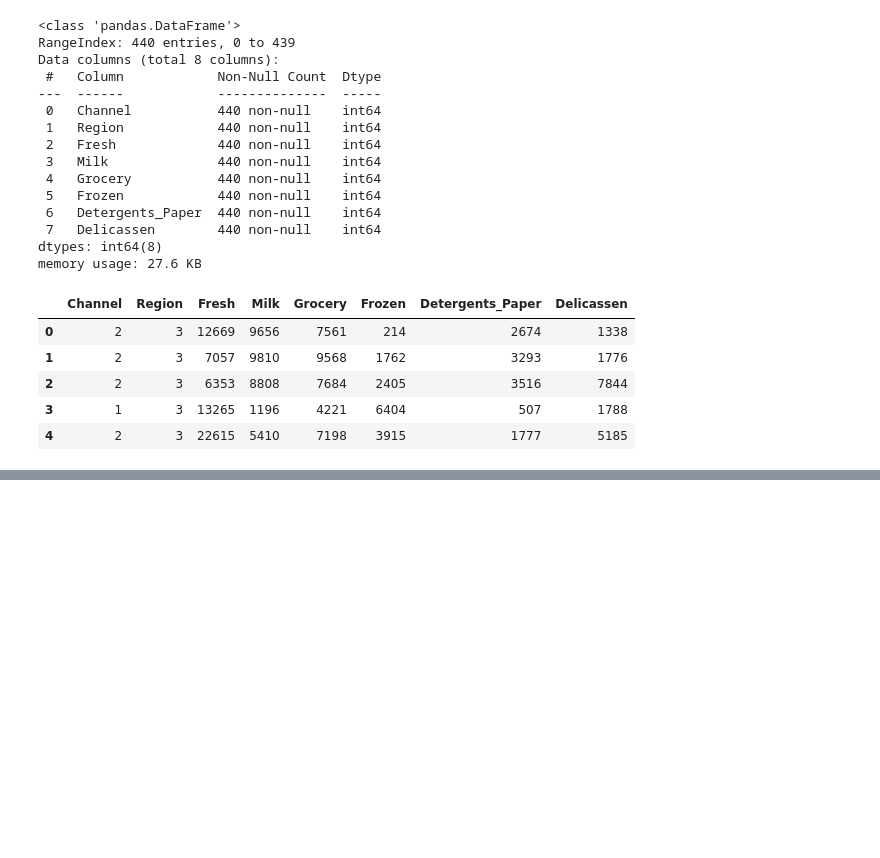
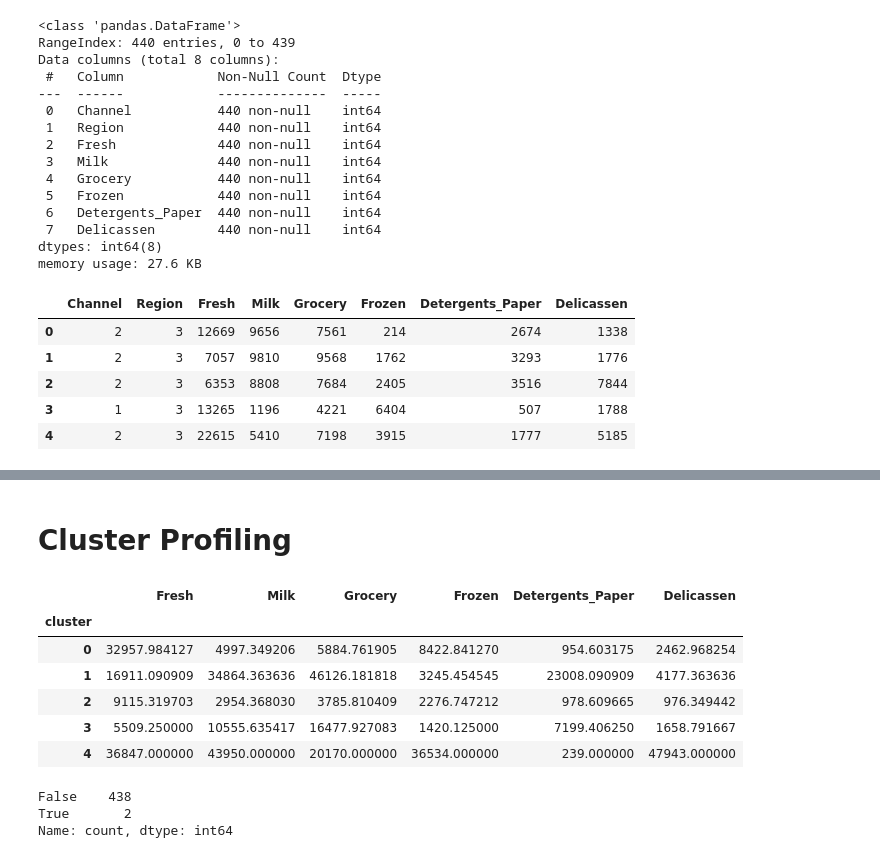
Before and after one commit to bhargavnama/KMeansClustering, a Jupyter notebook: wholesale_customers.ipynb, the cells around one changed output, grey strips where cells are left out. Saved outputs shown, nothing was run; the diff lists cells and outputs as text; code cells hidden in the pictures; blank space fills up the shorter version.

```diff
--- a/wholesale_customers.ipynb
+++ b/wholesale_customers.ipynb
@@ -34,0 +84,22 @@ X = df[features]
+# %% [markdown]
+# **Cluster Profiling**
+# %%
+cluster_profile = df.groupby('cluster')[features].mean()
+cluster_profile
+# %% [output]
+|  | Fresh | Milk | Grocery | Frozen | Detergents_Paper | Delicassen |
+| cluster |  |  |  |  |  |  |
+| 0 | 32957.984127 | 4997.349206 | 5884.761905 | 8422.841270 | 954.603175 | 2462.968254 |
+| 1 | 16911.090909 | 34864.363636 | 46126.181818 | 3245.454545 | 23008.090909 | 4177.363636 |
+| 2 | 9115.319703 | 2954.368030 | 3785.810409 | 2276.747212 | 978.609665 | 976.349442 |
+| 3 | 5509.250000 | 10555.635417 | 16477.927083 | 1420.125000 | 7199.406250 | 1658.791667 |
+| 4 | 36847.000000 | 43950.000000 | 20170.000000 | 36534.000000 | 239.000000 | 47943.000000 |
+# %%
+kmeans_alt = KMeans(n_clusters=4, random_state=99)
+df['cluster_alt'] = kmeans_alt.fit_predict(X)
+
+(df['cluster'] == df['cluster_alt']).value_counts()
+# %% [output]
+False    438
+True       2
+Name: count, dtype: int64
```
Also changed, not shown: parts of 10 cells of this notebook.
